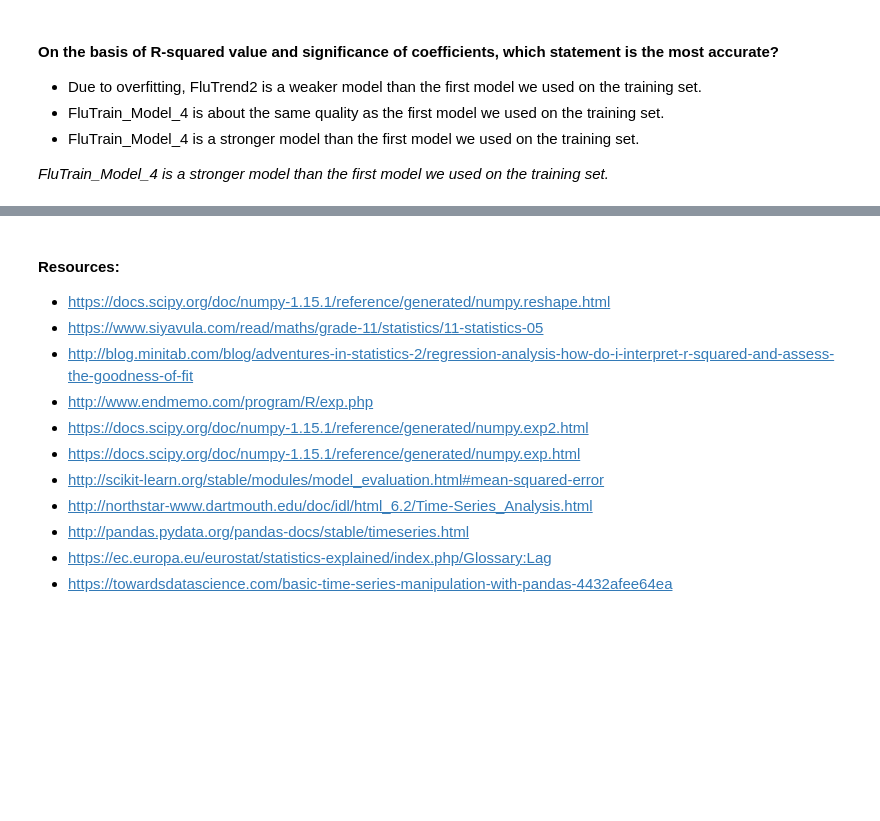
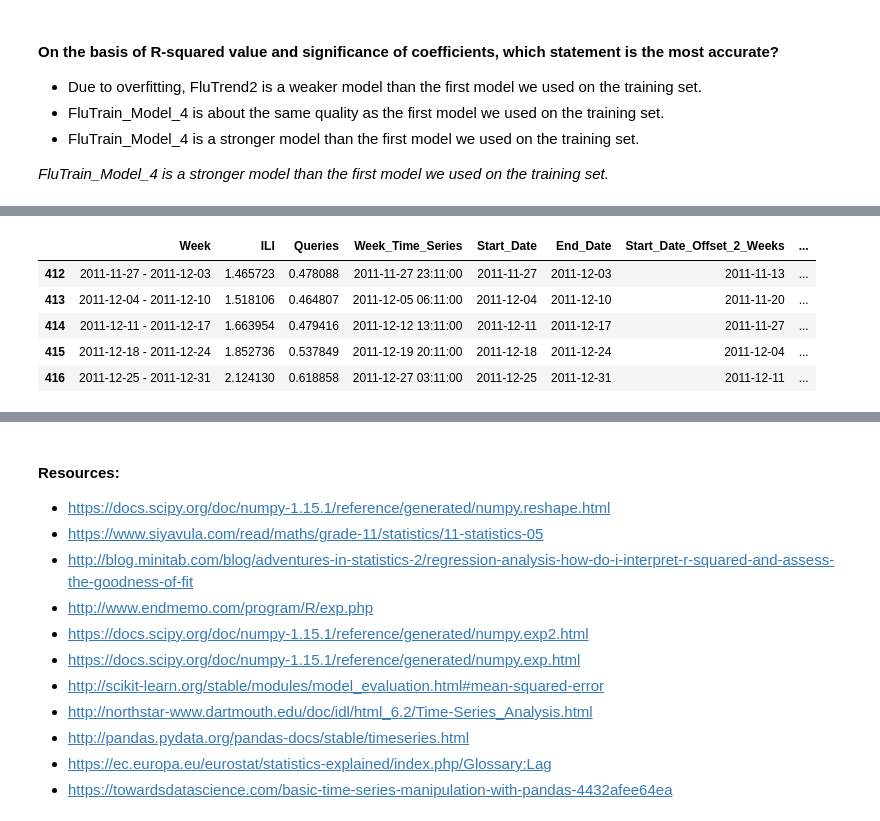
Before and after one commit to vimde/Linear-Regression, a Jupyter notebook: Detecting Flu Epidemics/Detect Flu.ipynb, the cells around one changed output, grey strips where cells are left out. Drawn from its saved outputs; the diff is of its cells as text; code cells hidden in the pictures; blank space fills up the shorter version.

```diff
--- a/Detecting Flu Epidemics/Detect Flu.ipynb
+++ b/Detecting Flu Epidemics/Detect Flu.ipynb
@@ -547,0 +602,9 @@ OLS Regression Results
+# %%
+FluTrain.tail()
+# %% [output]
+|  | Week | ILI | Queries | Week_Time_Series | Start_Date | End_Date | Start_Date_Offset_2_Weeks | ... |
+| 412 | 2011-11-27 - 2011-12-03 | 1.465723 | 0.478088 | 2011-11-27 23:11:00 | 2011-11-27 | 2011-12-03 | 2011-11-13 | ... |
+| 413 | 2011-12-04 - 2011-12-10 | 1.518106 | 0.464807 | 2011-12-05 06:11:00 | 2011-12-04 | 2011-12-10 | 2011-11-20 | ... |
+| 414 | 2011-12-11 - 2011-12-17 | 1.663954 | 0.479416 | 2011-12-12 13:11:00 | 2011-12-11 | 2011-12-17 | 2011-11-27 | ... |
+| 415 | 2011-12-18 - 2011-12-24 | 1.852736 | 0.537849 | 2011-12-19 20:11:00 | 2011-12-18 | 2011-12-24 | 2011-12-04 | ... |
+| 416 | 2011-12-25 - 2011-12-31 | 2.124130 | 0.618858 | 2011-12-27 03:11:00 | 2011-12-25 | 2011-12-31 | 2011-12-11 | ... |
```
Also changed, not shown: parts of 22 cells of this notebook.
